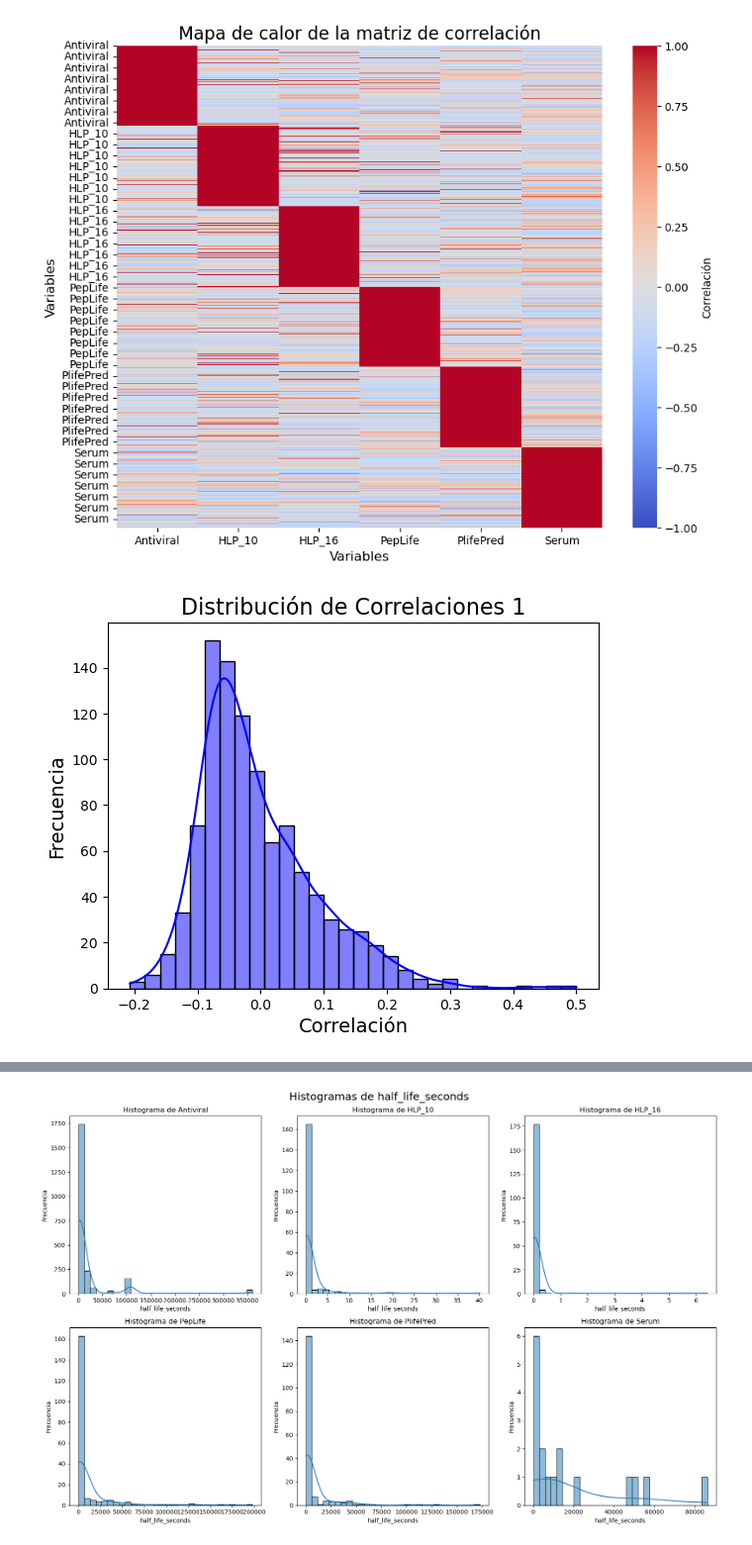
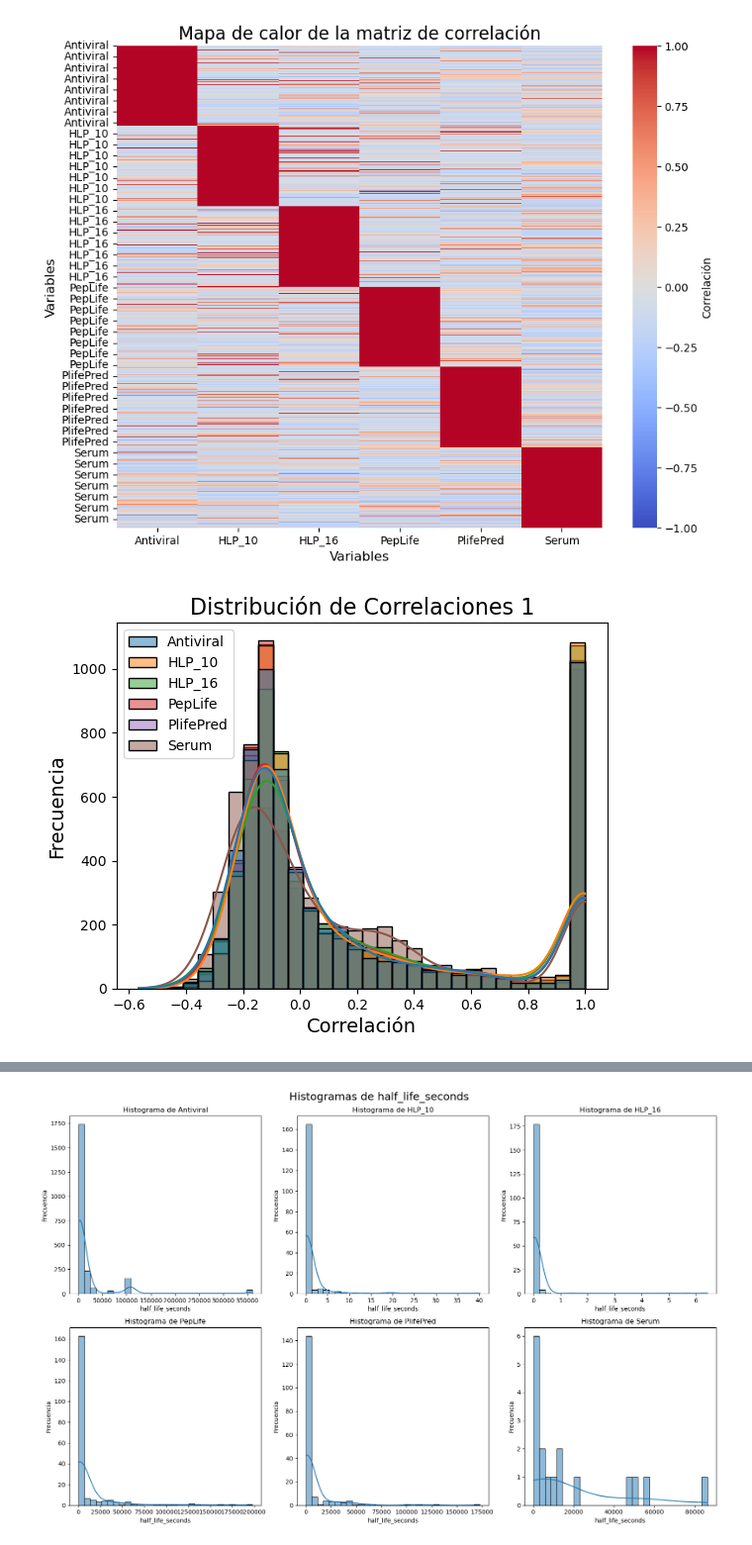
Before and after one commit to Jmartingar/Half-Life_Code, a Jupyter notebook: all_data_2.ipynb, the cells around one changed output, grey strips where cells are left out. Shown at 99% size. Drawn from its saved outputs; the diff is of its cells as text; code cells hidden in the pictures.

```diff
--- a/all_data_2.ipynb
+++ b/all_data_2.ipynb
@@ -160,14 +213,14 @@ plt.show()
 # %% [output]
 [figure]
 # %%
-sns.histplot(correlations1, kde=True, bins=30, color='blue')
+sns.histplot(df_correlation, kde=True, bins=30, color='blue')
 
 # Añadir títulos y etiquetas
 plt.title('Distribución de Correlaciones 1', fontsize=16)
 plt.xlabel('Correlación', fontsize=14)
 plt.ylabel('Frecuencia', fontsize=14)
 
 # Mostrar el gráfico
 plt.show()
 # %% [output]
-[figure, old version]
+[figure, new version]
```
Also changed, not shown: parts of 16 cells of this notebook, 19 other files.
